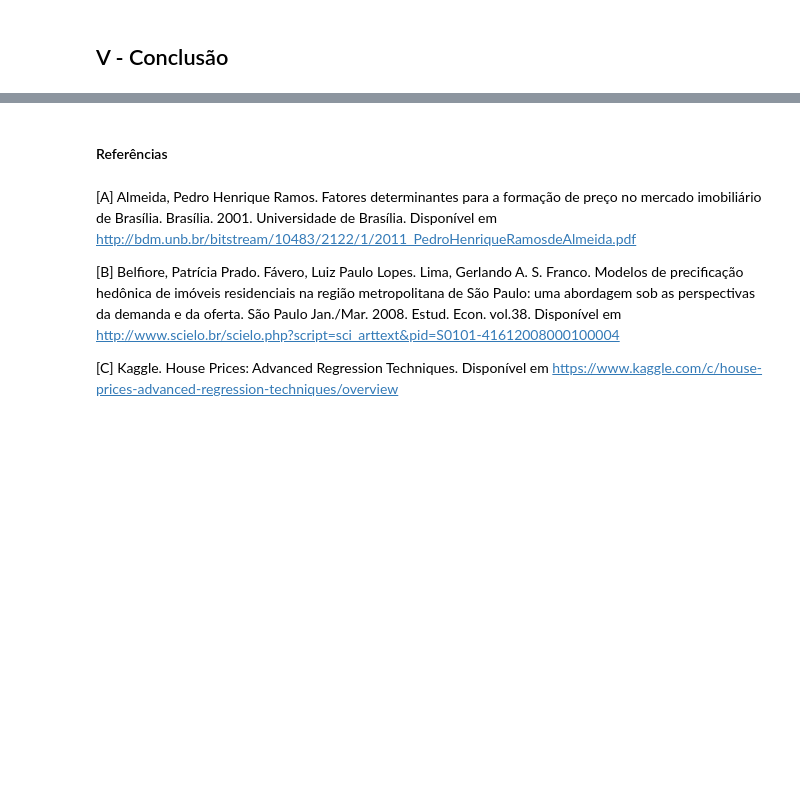
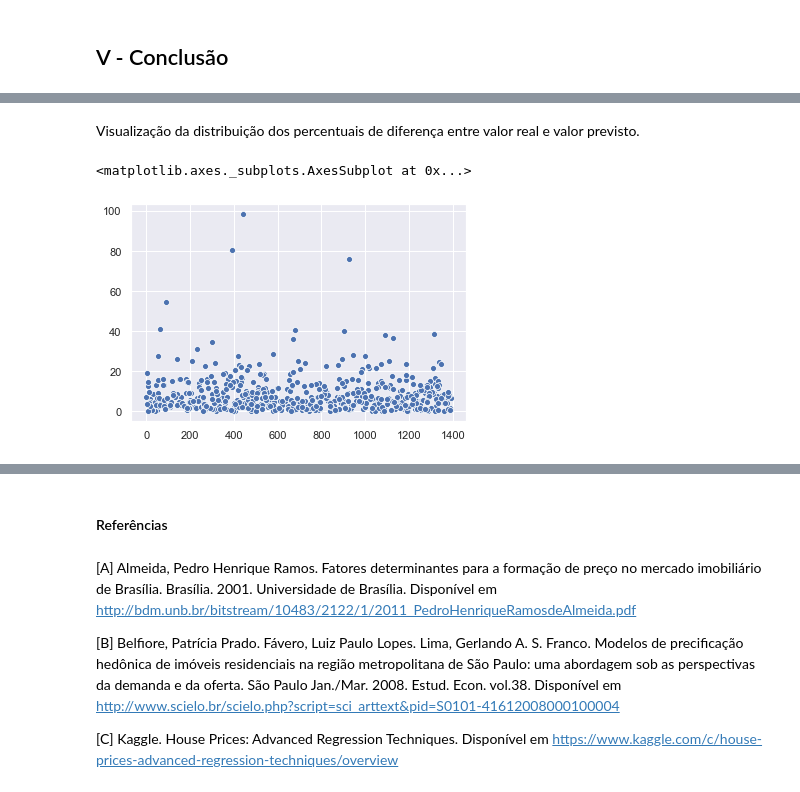
Before and after one commit to robsonrung/MLND-Capstone-Project, a Jupyter notebook: MLND-Capstone-Projeto.ipynb, the cells around one changed output, grey strips where cells are left out. Drawn from its saved outputs; the diff is of its cells as text; code cells hidden in the pictures; blank space fills up the shorter version.

```diff
--- a/MLND-Capstone-Projeto.ipynb
+++ b/MLND-Capstone-Projeto.ipynb
@@ -962,3 +995,4 @@ Text(0.5, 1.0, 'Distribuição do atributo MiscVal')
 # %%
-x_train_numerico = pd.DataFrame(min_max_scaler.fit_transform(x_train_numerico), columns=x_train_numerico.columns)
+x_train_numerico = pd.DataFrame(min_max_scaler.fit_transform(x_train_numerico),
+                                columns=x_train_numerico.columns)
 # %%
@@ -1318,0 +1411,14 @@ RMSLE:         2.780
+# %%
+tamanho = len(y_train_sales_price)
+
+# altera 10% dos preços
+quantidade = tamanho // 10
+print("Quantidade de ser alterada: {}".format(quantidade))
+for i in range(quantidade):
+    indice = random.randint(0,tamanho)
+    percentual = random.random() / 10.0
+    valor_original = y_train_sales_price[indice]
+    valor_alterado = valor_original + valor_original * percentual
+    y_train_sales_price[indice] = valor_alterado
+
+print("Dados alterados com sucesso")
@@ -1326,0 +1457,24 @@ RMSLE:         2.780
+# %%
+# Aplica a regressão novamente
+modelo = xgboost.XGBRegressor()
+reg = modelo.fit(X_train, Y_train)
+df_Y_predicted = ajusta_valores_previsto(reg.predict(X_test), Y_train)
+
+# Faz o join do valor previsto com o valor real
+df_Y_predicted.index = Y_test.index
+resultado = df_Y_predicted.join(Y_test)
+
+# Calcula o valor absoluto da diferença
+diferenca = pd.DataFrame(abs(resultado['previsto'] - resultado['SalePrice']),columns=['Diferença'])
+diferenca.index = resultado.index
+resultado = resultado.join(diferenca)
+
+# Calcula o percentual da diferença
+percentual = pd.DataFrame((resultado['Diferença'] / resultado['SalePrice']) * 100,columns=['Percentual'])
+resultado = resultado.join(percentual)
+
+# Especifica os nomes das colunas
+resultado.columns = ['Previsto', 'Valor Real', 'Diferença', 'Percentual']
+
+# Mostra os 10 menores percentuais, ou seja, as melhores previsões
+resultado.sort_values(by=['Percentual']).head(n=10)
@@ -1326,0 +1509,7 @@ RMSLE:         2.780
+# %% [markdown]
+Visualização da distribuição dos percentuais de diferença entre valor real e valor previsto.
+# %%
+sns.scatterplot(data=resultado['Percentual'])
+# %% [output]
+<matplotlib.axes._subplots.AxesSubplot at 0x...>
+[figure, added]
```
Also changed, not shown: parts of 119 cells of this notebook, 1 other file.
